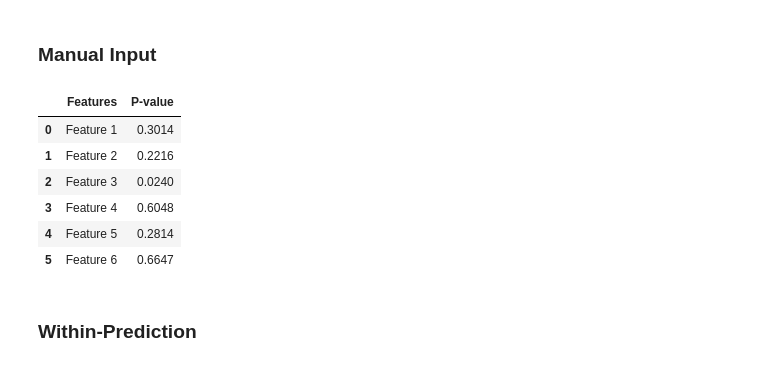
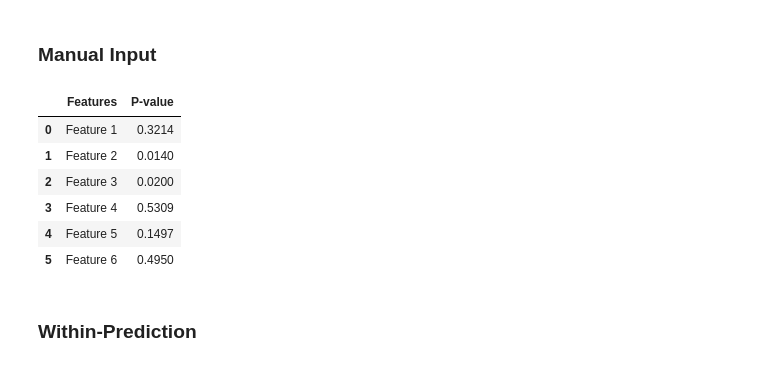
Before and after one commit to Brian-Pho/MSc_Research-Project, a Jupyter notebook: src/Models/Analysis/Multiple Hypothesis Testing.ipynb, the cells around one changed output. Cells and saved outputs as stored; diff of their text form; code cells hidden in the pictures.

```diff
--- a/src/Models/Analysis/Multiple Hypothesis Testing.ipynb
+++ b/src/Models/Analysis/Multiple Hypothesis Testing.ipynb
@@ -16,20 +16,20 @@ from common.paths import PLS_RESULTS, RIDGE_RESULTS, CROSS_PRED_RESULTS
 # %%
 # bin_all = [0.0003, 0.0003, 0.0003, 0.0003, 0.0100, 0.0643]
 # bin_1 = [0.0953, 0.0313, 0.0593, 0.6485, 0.6048, 0.8287]
 # bin_2 = [0.0003, 0.0247, 0.0003, 0.0020, 0.0107, 0.4159]
 # bin_3 = [0.1789, 0.0653, 0.3196, 0.4172, 0.2779, 0.3162]
 # pvals = np.array(bin_all + bin_1 + bin_2 + bin_3)
-pvals = np.array([0.3014, 0.2216, 0.0240, 0.6048, 0.2814, 0.6647])
+pvals = np.array([0.3214, 0.0140, 0.0200, 0.5309, 0.1497, 0.4950])
 df = pd.DataFrame({'Features': ['Feature {}'.format(i) for i in range(1, len(pvals) + 1)], 'P-value':pvals})
 display(df)
 # %% [output]
 |  | Features | P-value |
-| 0 | Feature 1 | 0.3014 |
-| 1 | Feature 2 | 0.2216 |
-| 2 | Feature 3 | 0.0240 |
-| 3 | Feature 4 | 0.6048 |
-| 4 | Feature 5 | 0.2814 |
-| 5 | Feature 6 | 0.6647 |
+| 0 | Feature 1 | 0.3214 |
+| 1 | Feature 2 | 0.0140 |
+| 2 | Feature 3 | 0.0200 |
+| 3 | Feature 4 | 0.5309 |
+| 4 | Feature 5 | 0.1497 |
+| 5 | Feature 6 | 0.4950 |
 # %% [markdown]
 ### Within-Prediction
 # %%
```
Also changed, not shown: parts of 1 cell of this notebook, 7 other files.
